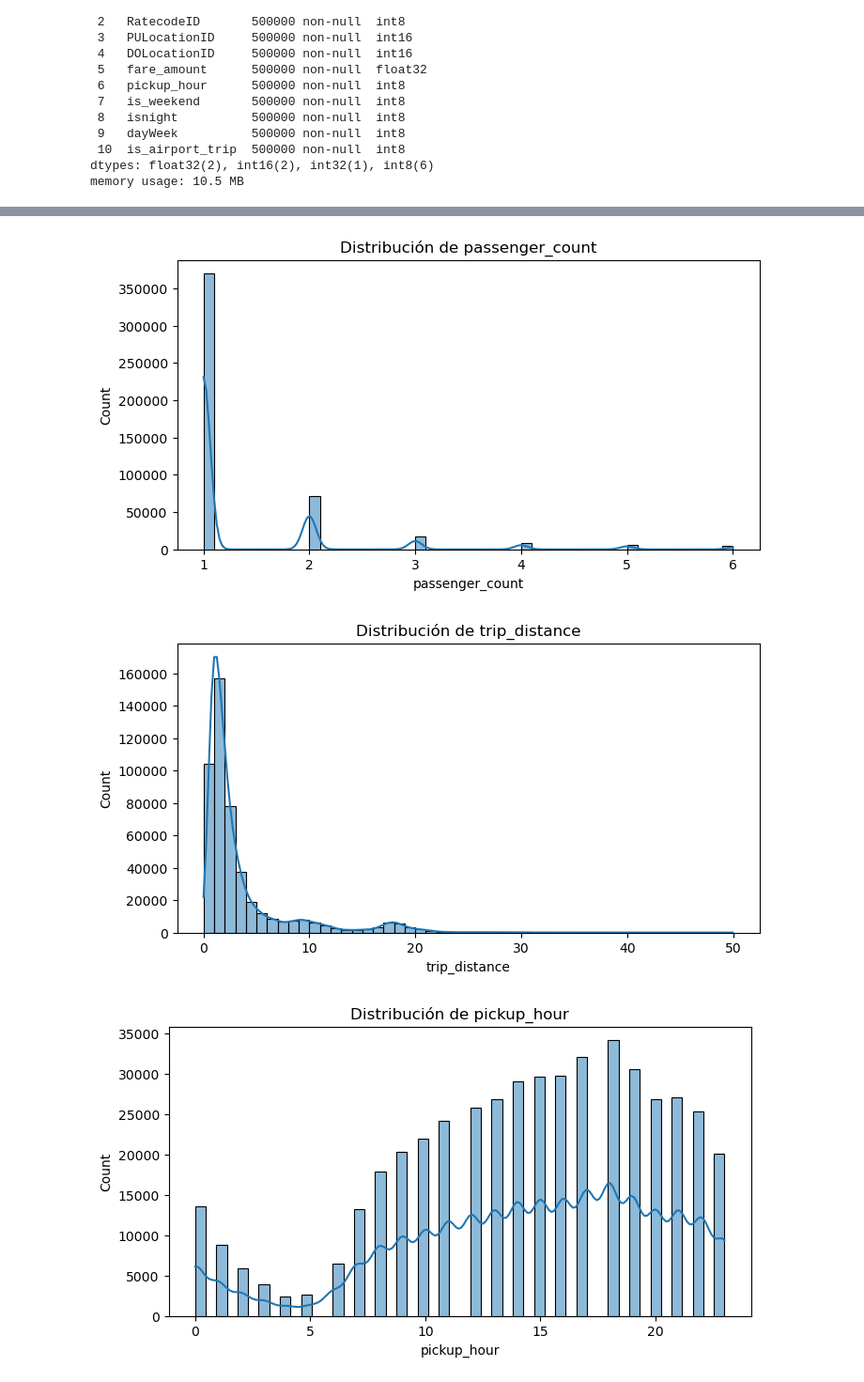
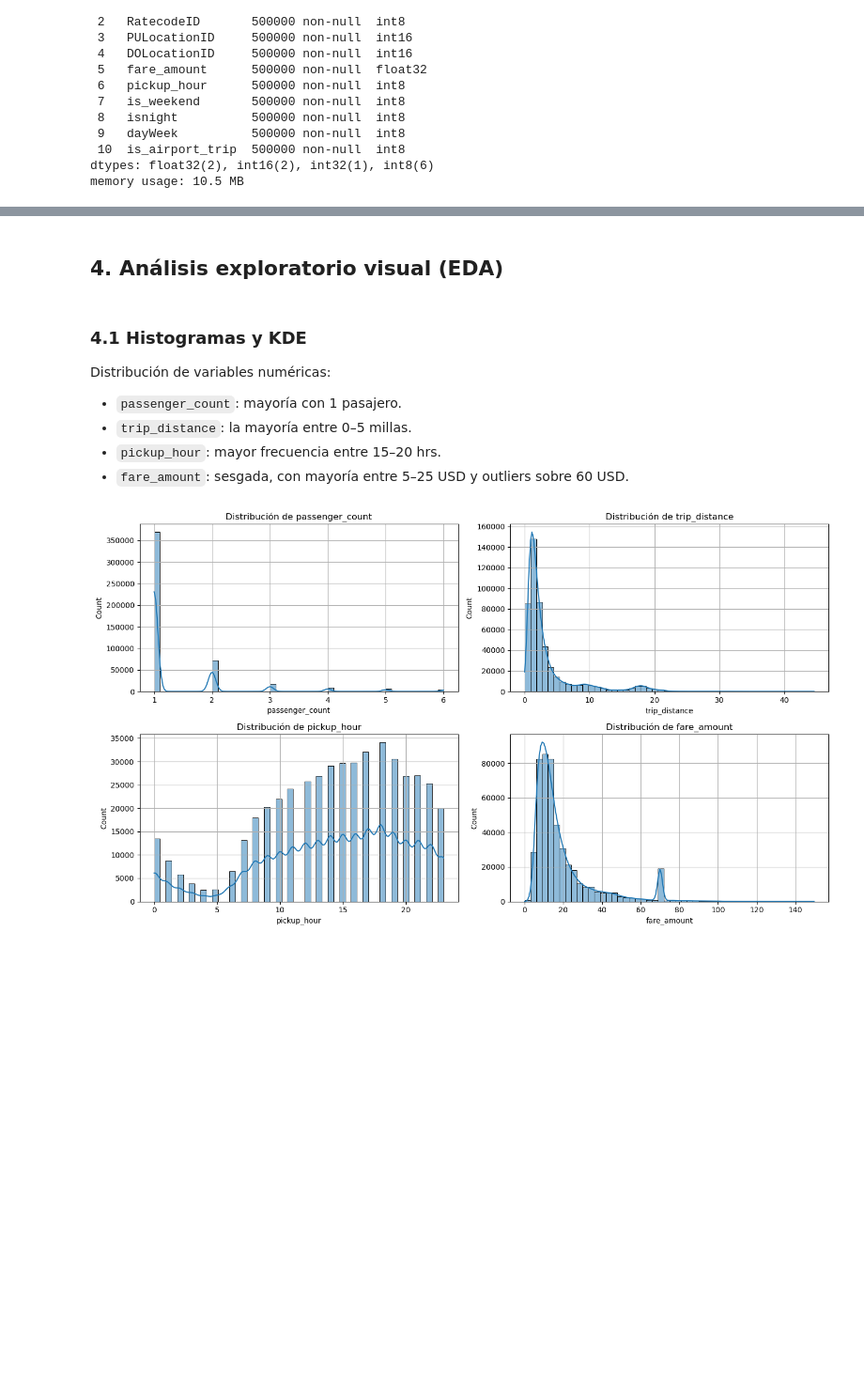
Before and after one commit to Sakexxpearex/nyc-taxi-amount-prediction, a Jupyter notebook: taxi.ipynb, the cells around one changed output, grey strips where cells are left out. Shown at 94% size. Cells and saved outputs as stored; diff of their text form; code cells hidden in the pictures; blank space fills up the shorter version.

```diff
--- a/taxi.ipynb
+++ b/taxi.ipynb
@@ -131,5 +138,0 @@ Name: fare_amount, dtype: float32
-# %%
-df= df[df['fare_amount'] >= 0]
-df= df[df['passenger_count'] > 0]
-df = df[(df['trip_distance'] < 50) & (df['trip_distance'] > 0)]
-df = df[df['RatecodeID'] <=5 ]
@@ -136,51 +212,34 @@ df = df[df['RatecodeID'] <=5 ]
+# %%
+df= df[(df['fare_amount'] > 0) & (df['fare_amount'] < 150)]
+df= df[df['passenger_count'] > 0]
+df = df[(df['trip_distance'] < 50) & (df['trip_distance'] > 0)]
+df = df[df['RatecodeID'] <=5 ]
+# %% [markdown]
+## 4. Análisis exploratorio visual (EDA)
+# %% [markdown]
+### 4.1 Histogramas y KDE
+
+Distribución de variables numéricas:
+- `passenger_count`: mayoría con 1 pasajero.
+- `trip_distance`: la mayoría entre 0–5 millas.
+- `pickup_hour`: mayor frecuencia entre 15–20 hrs.
+- `fare_amount`: sesgada, con mayoría entre 5–25 USD y outliers sobre 60 USD.
 # %%
 import matplotlib.pyplot as plt
 import seaborn as sns
 
 
 num_vars = ['passenger_count', 'trip_distance', 'pickup_hour', 'fare_amount']
-cat_vars = ['RatecodeID', 'PULocationID', 'DOLocationID', 'is_weekend', 'isnight', 'dayWeek', 'is_airport_trip']
 
-#  Distribución de variables numéricas (histogramas + KDE)
-for col in num_vars:
-    plt.figure(figsize=(8, 4))
-    sns.histplot(df[col], kde=True, bins=50)
-    plt.title(f'Distribución de {col}')
-    plt.show()
+fig, axs = plt.subplots(2, 2, figsize=(14, 8))  # 2x2 grid
+axs = axs.flatten()
 
-#  Distribución de variables categóricas (barplot de conteos)
-for col in cat_vars:
-    plt.figure(figsize=(8, 4))
-    sns.countplot(x=col, data=df, order=df[col].value_counts().index[:20])  # hasta 20 categorías para no saturar
-    plt.title(f'Conteo de categorías en {col}')
-    plt.xticks(rotation=45)
-    plt.show()
+for i, col in enumerate(num_vars):
+    sns.histplot(df[col], kde=True, bins=50, ax=axs[i])
+    axs[i].set_title(f'Distribución de {col}')
+    axs[i].grid(True)
 
-
-
-#  Boxplots de variables categóricas contra 'fare_amount' (para ver impacto)
-for col in cat_vars:
-    # Para variables con muchas categorías (como PULocationID, DOLocationID) limitamos a top 10 para no saturar
-    if df[col].nunique() > 15:
-        top_cats = df[col].value_counts().nlargest(10).index
-        data_plot = df[df[col].isin(top_cats)]
-    else:
-        data_plot = df
-
-    plt.figure(figsize=(10, 5))
-    sns.boxplot(x=col, y='fare_amount', data=data_plot)
-    plt.title(f'Fare Amount según {col}')
-    plt.xticks(rotation=45)
-    plt.show()
-
-#  Scatterplots para variables numéricas vs 'fare_amount'
-for col in num_vars:
-    if col != 'fare_amount':  # no se hace scatter contra sí misma
-        plt.figure(figsize=(8, 5))
-        sns.scatterplot(x=col, y='fare_amount', data=df.sample(5000))  # muestreo para que no se trabe
-        plt.title(f'Scatterplot de fare_amount vs {col}')
-        plt.show()
+plt.tight_layout()
+plt.show()
 # %% [output]
-[figure, old version]
+[figure, new version]
-[figure, removed]
-[figure, removed]
```
Also changed, not shown: parts of 40 cells of this notebook.
